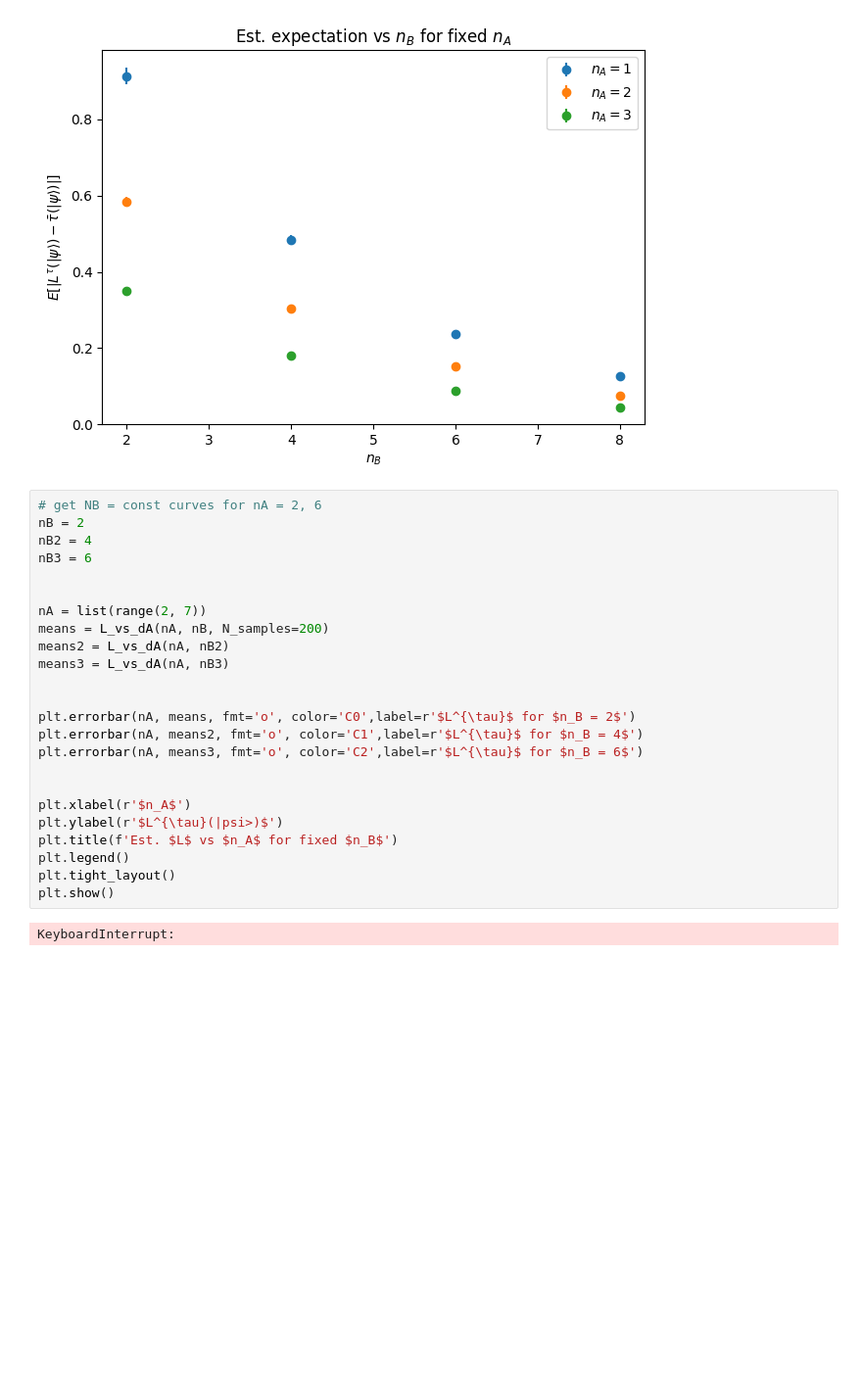
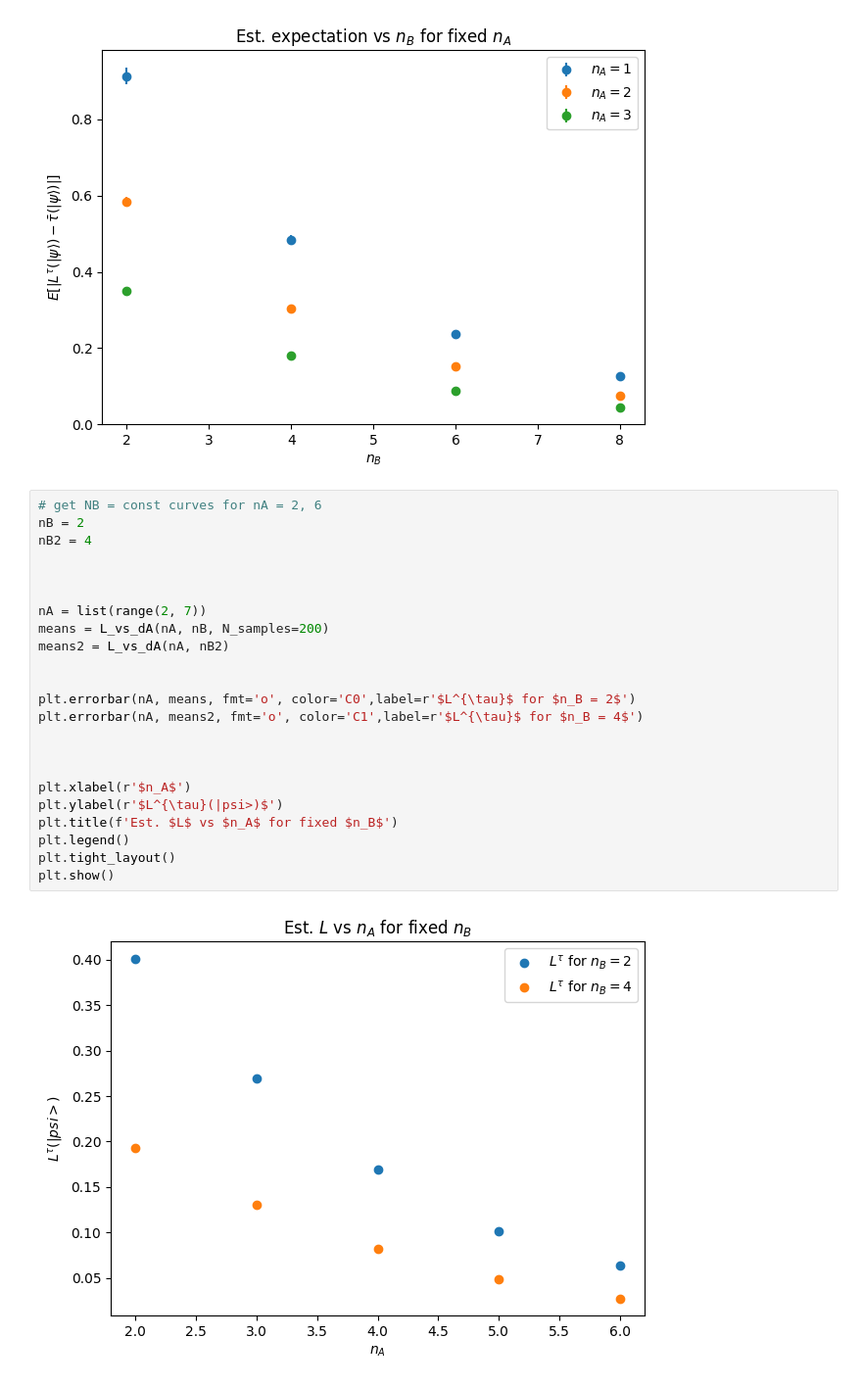
Before and after one commit to abbievaughanlee/localizable_entanglement, a Jupyter notebook: concentration_inequalities/localizable_entanglement_numerics.ipynb, the cells around one changed output. Shown at 98% size. Saved outputs shown, nothing was run; the diff lists cells and outputs as text; blank space fills up the shorter version.

```diff
--- a/concentration_inequalities/localizable_entanglement_numerics.ipynb
+++ b/concentration_inequalities/localizable_entanglement_numerics.ipynb
@@ -332,29 +329,28 @@ plt.show()
 # %%
 # get NB = const curves for nA = 2, 6
 nB = 2
 nB2 = 4
-nB3 = 6
+
 
 
 nA = list(range(2, 7))
 means = L_vs_dA(nA, nB, N_samples=200)
 means2 = L_vs_dA(nA, nB2)
-means3 = L_vs_dA(nA, nB3)
 
 
 plt.errorbar(nA, means, fmt='o', color='C0',label=r'$L^{\tau}$ for $n_B = 2$')
 plt.errorbar(nA, means2, fmt='o', color='C1',label=r'$L^{\tau}$ for $n_B = 4$')
-plt.errorbar(nA, means3, fmt='o', color='C2',label=r'$L^{\tau}$ for $n_B = 6$')
+
 
 
 plt.xlabel(r'$n_A$')
 plt.ylabel(r'$L^{\tau}(|psi>)$')
 plt.title(f'Est. $L$ vs $n_A$ for fixed $n_B$')
 plt.legend()
 plt.tight_layout()
 plt.show()
 # %% [output]
-KeyboardInterrupt:
+[figure, added]
 # %%
 # L vs nA for nA large- no polynomial fitting
 nA = 1
```
Also changed, not shown: parts of 3 cells of this notebook, 2 other files.
